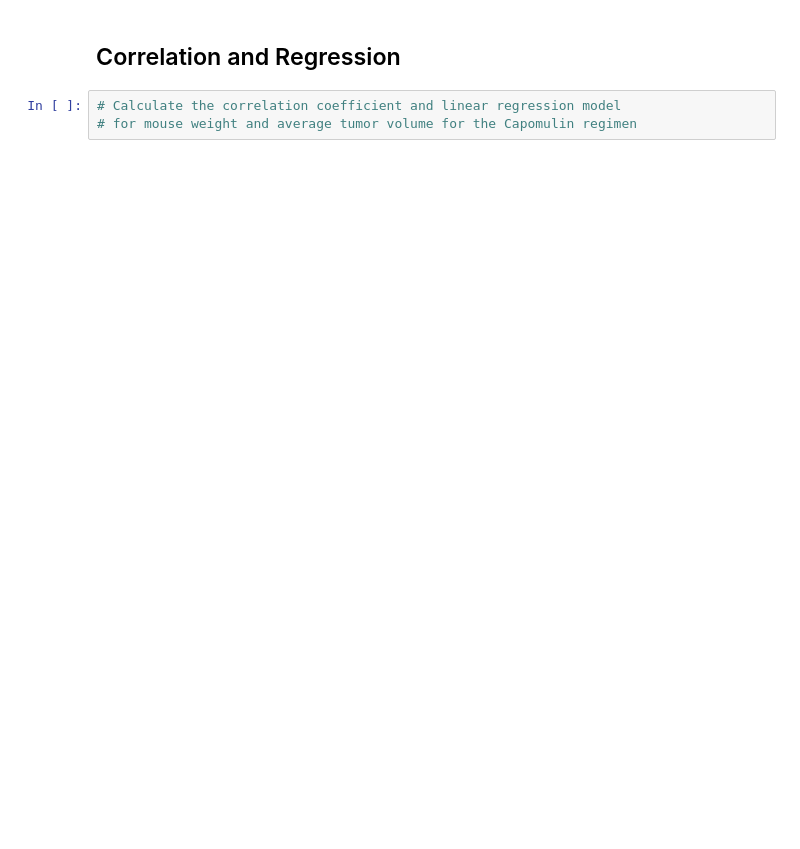
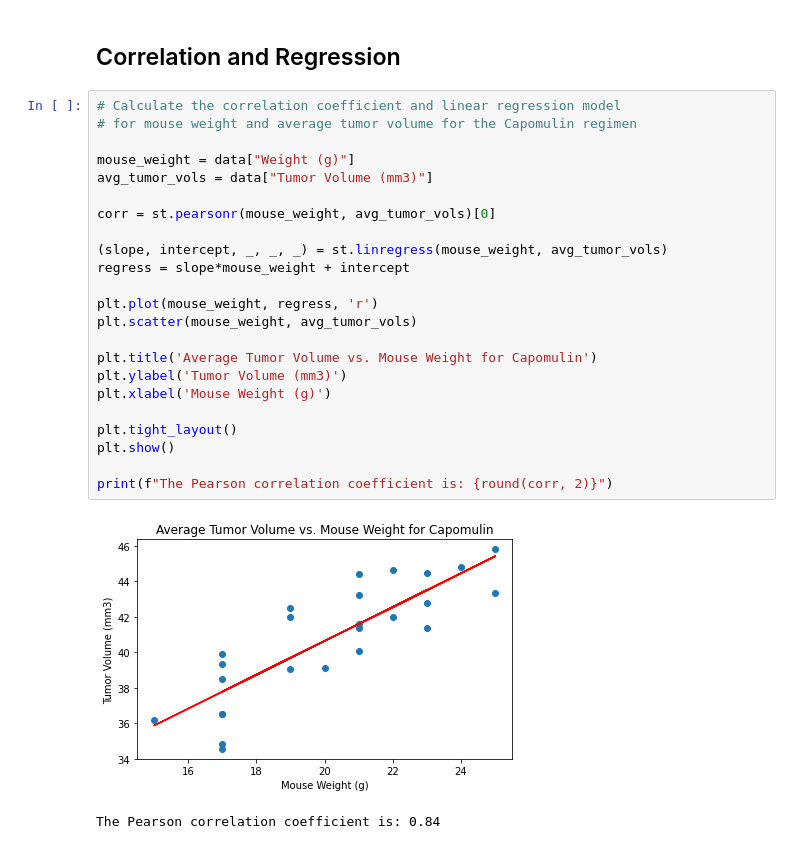
Before and after one commit to esalgado28/drug-data-analysis, a Jupyter notebook: Pymaceuticals/pymaceuticals.ipynb, the cells around one changed output. Cells and saved outputs as stored; diff of their text form; blank space fills up the shorter version.

Commit message:
added correlation and regression

```diff
--- a/Pymaceuticals/pymaceuticals.ipynb
+++ b/Pymaceuticals/pymaceuticals.ipynb
@@ -318,5 +319,28 @@ plt.show()
 # %% [markdown]
 ## Correlation and Regression
-# %%
-# Calculate the correlation coefficient and linear regression model
-# for mouse weight and average tumor volume for the Capomulin regimen
+# %%
+# Calculate the correlation coefficient and linear regression model
+# for mouse weight and average tumor volume for the Capomulin regimen
+
+mouse_weight = data["Weight (g)"]
+avg_tumor_vols = data["Tumor Volume (mm3)"]
+
+corr = st.pearsonr(mouse_weight, avg_tumor_vols)[0]
+
+(slope, intercept, _, _, _) = st.linregress(mouse_weight, avg_tumor_vols)
+regress = slope*mouse_weight + intercept
+
+plt.plot(mouse_weight, regress, 'r')
+plt.scatter(mouse_weight, avg_tumor_vols)
+
+plt.title('Average Tumor Volume vs. Mouse Weight for Capomulin')
+plt.ylabel('Tumor Volume (mm3)')
+plt.xlabel('Mouse Weight (g)')
+
+plt.tight_layout()
+plt.show()
+
+print(f"The Pearson correlation coefficient is: {round(corr, 2)}")
+# %% [output]
+[figure, added]
+The Pearson correlation coefficient is: 0.84
```
Also changed, not shown: parts of 5 cells of this notebook.
